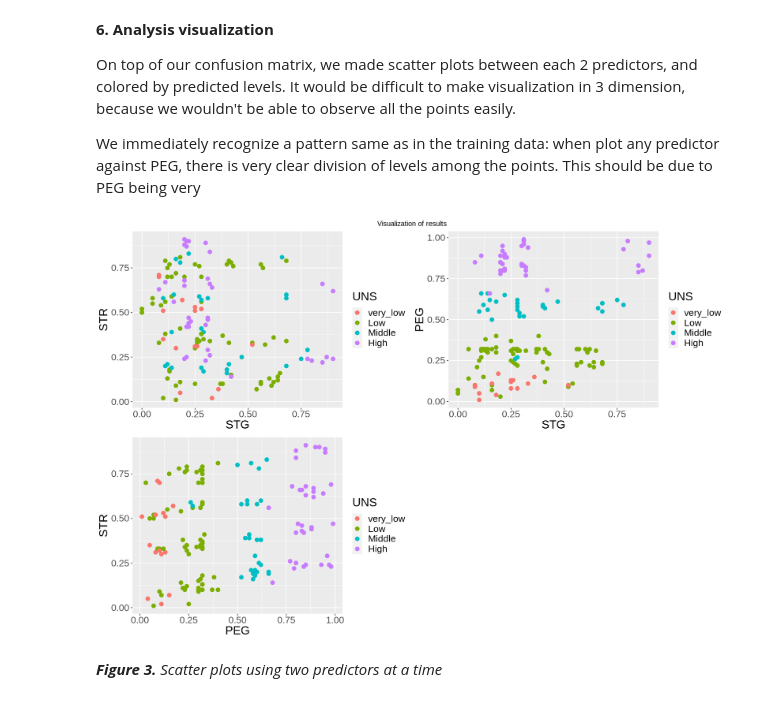
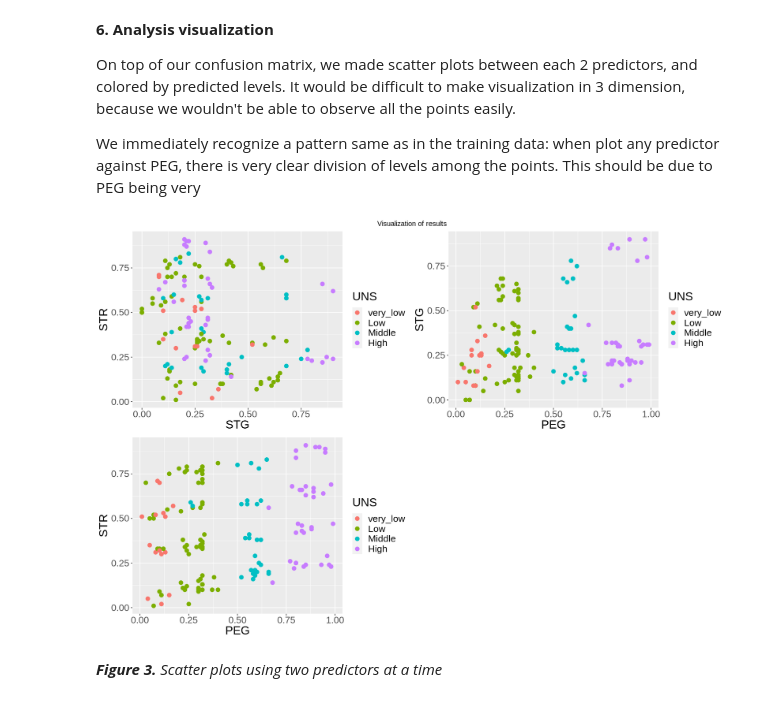
Before and after one commit to fyang1419/Group-56-Project, a Jupyter notebook: Project Report.ipynb, the cells around one changed output. Cells and saved outputs as stored; diff of their text form; code cells hidden in the pictures.

```diff
--- a/Project Report.ipynb
+++ b/Project Report.ipynb
@@ -317,25 +317,25 @@ We immediately recognize a pattern same as in the training data: when plot any p
 # %%
 STG_STR <- ggplot(predictions, aes(x=STG, y=STR, color=.pred_class)) +
 geom_point() +
 labs(x="STG", y="STR", color="UNS") +
 geom_point(size = 3) +
 theme(text=element_text(size=20))
 
-STG_PEG <- ggplot(predictions, aes(x=STG, y=PEG, color=.pred_class)) +
+STG_PEG <- ggplot(predictions, aes(x=PEG, y=STG, color=.pred_class)) +
 geom_point() +
-labs(x="STG", y="PEG", color="UNS") +
+labs(x="PEG", y="STG", color="UNS") +
 geom_point(size = 3) +
 theme(text=element_text(size=20))
 
 PEG_STR <- ggplot(predictions, aes(x=PEG, y=STR, color=.pred_class)) +
 geom_point() +
 labs(x="PEG", y="STR", color="UNS") +
  geom_point(size = 3) +
 theme(text=element_text(size=20))
 
 grid.arrange(STG_STR, STG_PEG, PEG_STR, nrow=2, top="Visualization of results")
 # %% [output]
-[figure, old version]
+[figure, new version]
 # %% [markdown]
 ***Figure 3.** Scatter plots using two predictors at a time*
 # %% [markdown]
```
Also changed, not shown: parts of 2 cells of this notebook.
